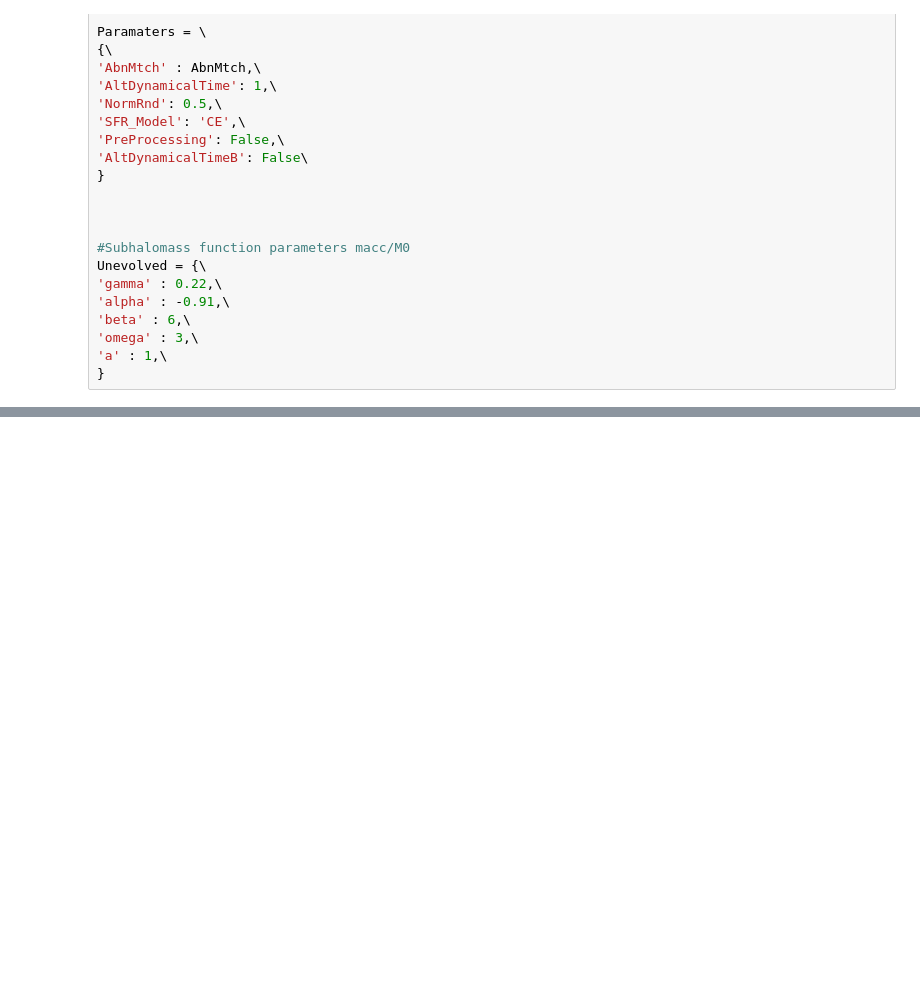
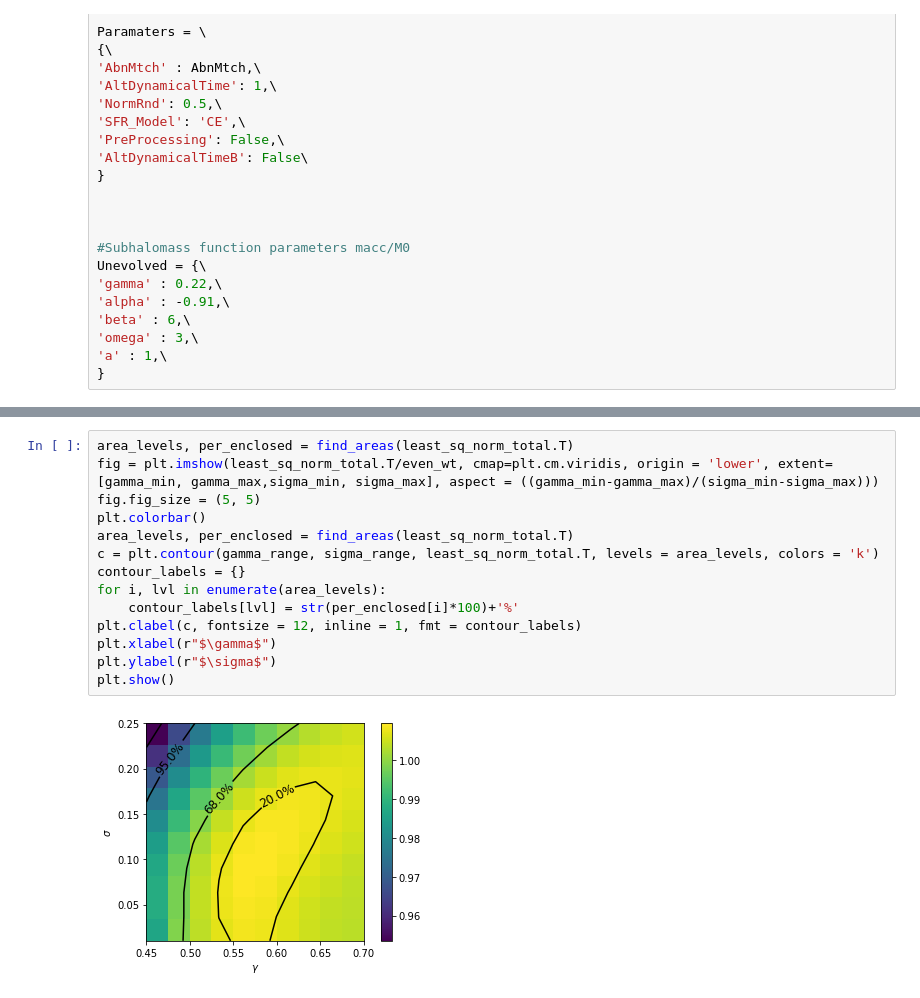
Before and after one commit to PipGrylls/STEEL, a Jupyter notebook: Notebooks/Science/StewPaper.ipynb, the cells around one changed output, grey strips where cells are left out. Cells and saved outputs as stored; diff of their text form; blank space fills up the shorter version.

```diff
--- a/Notebooks/Science/StewPaper.ipynb
+++ b/Notebooks/Science/StewPaper.ipynb
@@ -474,0 +311,16 @@ np.savetxt("StewPaper.txt", Output)
+# %%
+area_levels, per_enclosed = find_areas(least_sq_norm_total.T)
+fig = plt.imshow(least_sq_norm_total.T/even_wt, cmap=plt.cm.viridis, origin = 'lower', extent=[gamma_min, gamma_max,sigma_min, sigma_max], aspect = ((gamma_min-gamma_max)/(sigma_min-sigma_max)))
+fig.fig_size = (5, 5)
+plt.colorbar()
+area_levels, per_enclosed = find_areas(least_sq_norm_total.T)
+c = plt.contour(gamma_range, sigma_range, least_sq_norm_total.T, levels = area_levels, colors = 'k')
+contour_labels = {}
+for i, lvl in enumerate(area_levels):
+    contour_labels[lvl] = str(per_enclosed[i]*100)+'%'
+plt.clabel(c, fontsize = 12, inline = 1, fmt = contour_labels)
+plt.xlabel(r"$\gamma$")
+plt.ylabel(r"$\sigma$")
+plt.show()
+# %% [output]
+[figure, added]
```
Also changed, not shown: parts of 6 cells of this notebook, 1 other file.
